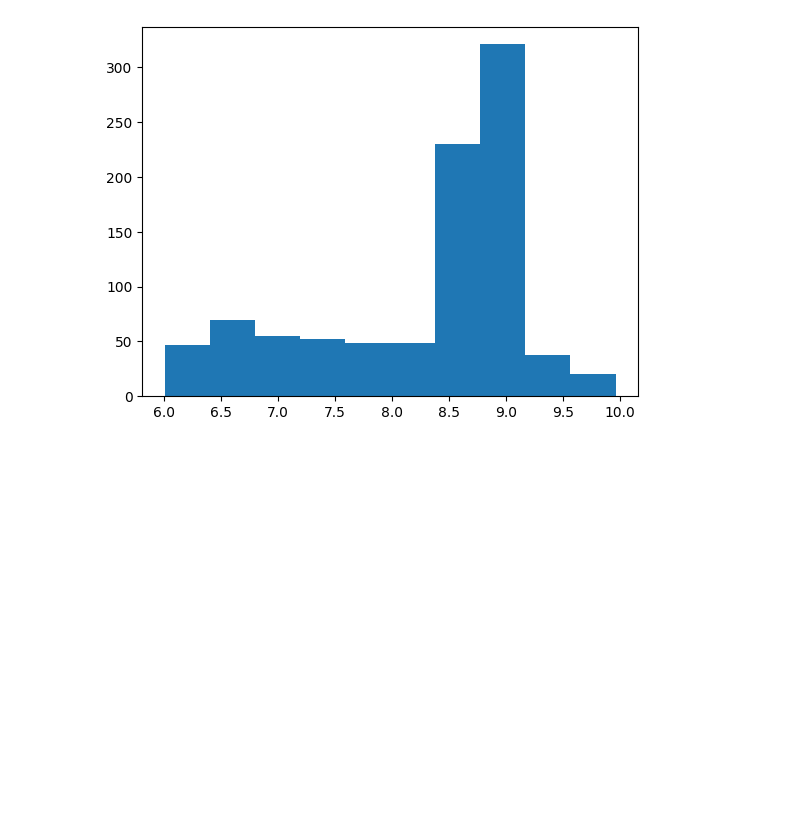
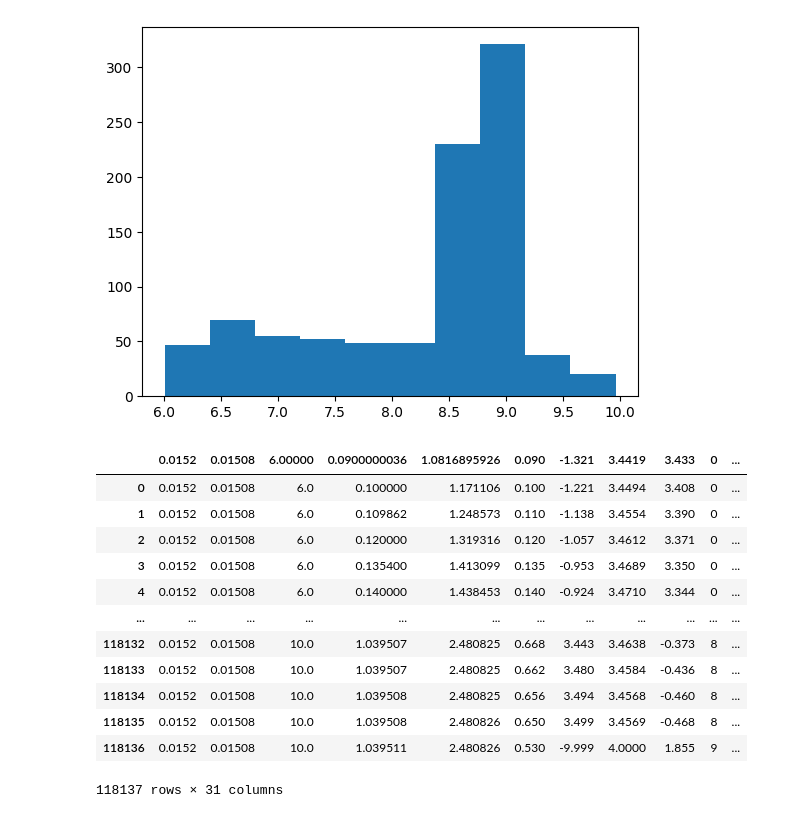
Before and after one commit to SandroMFMoreira/ASteCA, a Jupyter notebook: baraffe_vs_parsec.ipynb, the cells around one changed output. Drawn from its saved outputs; the diff is of its cells as text; code cells hidden in the pictures; blank space fills up the shorter version.

```diff
--- a/baraffe_vs_parsec.ipynb
+++ b/baraffe_vs_parsec.ipynb
@@ -376,3 +376,23 @@ plt.hist(np.log10(parsec.age*10**6))
         9.95860027]),
  <BarContainer object of 10 artists>)
 [figure]
+# %%
+import pandas as pd
+
+
+a = pd.read_csv('Isochrones/combined_isochrones.dat', sep='\s+', engine='python', comment='#')
+a
+# %% [output]
+|  | 0.0152 | 0.01508 | 6.00000 | 0.0900000036 | 1.0816895926 | 0.090 | -1.321 | 3.4419 | 3.433 | 0 | ... |
+| 0 | 0.0152 | 0.01508 | 6.0 | 0.100000 | 1.171106 | 0.100 | -1.221 | 3.4494 | 3.408 | 0 | ... |
+| 1 | 0.0152 | 0.01508 | 6.0 | 0.109862 | 1.248573 | 0.110 | -1.138 | 3.4554 | 3.390 | 0 | ... |
+| 2 | 0.0152 | 0.01508 | 6.0 | 0.120000 | 1.319316 | 0.120 | -1.057 | 3.4612 | 3.371 | 0 | ... |
+| 3 | 0.0152 | 0.01508 | 6.0 | 0.135400 | 1.413099 | 0.135 | -0.953 | 3.4689 | 3.350 | 0 | ... |
+| 4 | 0.0152 | 0.01508 | 6.0 | 0.140000 | 1.438453 | 0.140 | -0.924 | 3.4710 | 3.344 | 0 | ... |
+| ... | ... | ... | ... | ... | ... | ... | ... | ... | ... | ... | ... |
+| 118132 | 0.0152 | 0.01508 | 10.0 | 1.039507 | 2.480825 | 0.668 | 3.443 | 3.4638 | -0.373 | 8 | ... |
+| 118133 | 0.0152 | 0.01508 | 10.0 | 1.039507 | 2.480825 | 0.662 | 3.480 | 3.4584 | -0.436 | 8 | ... |
+| 118134 | 0.0152 | 0.01508 | 10.0 | 1.039508 | 2.480825 | 0.656 | 3.494 | 3.4568 | -0.460 | 8 | ... |
+| 118135 | 0.0152 | 0.01508 | 10.0 | 1.039508 | 2.480826 | 0.650 | 3.499 | 3.4569 | -0.468 | 8 | ... |
+| 118136 | 0.0152 | 0.01508 | 10.0 | 1.039511 | 2.480826 | 0.530 | -9.999 | 4.0000 | 1.855 | 9 | ... |
+118137 rows × 31 columns
```
Also changed, not shown: parts of 1 cell of this notebook, 19 other files.
